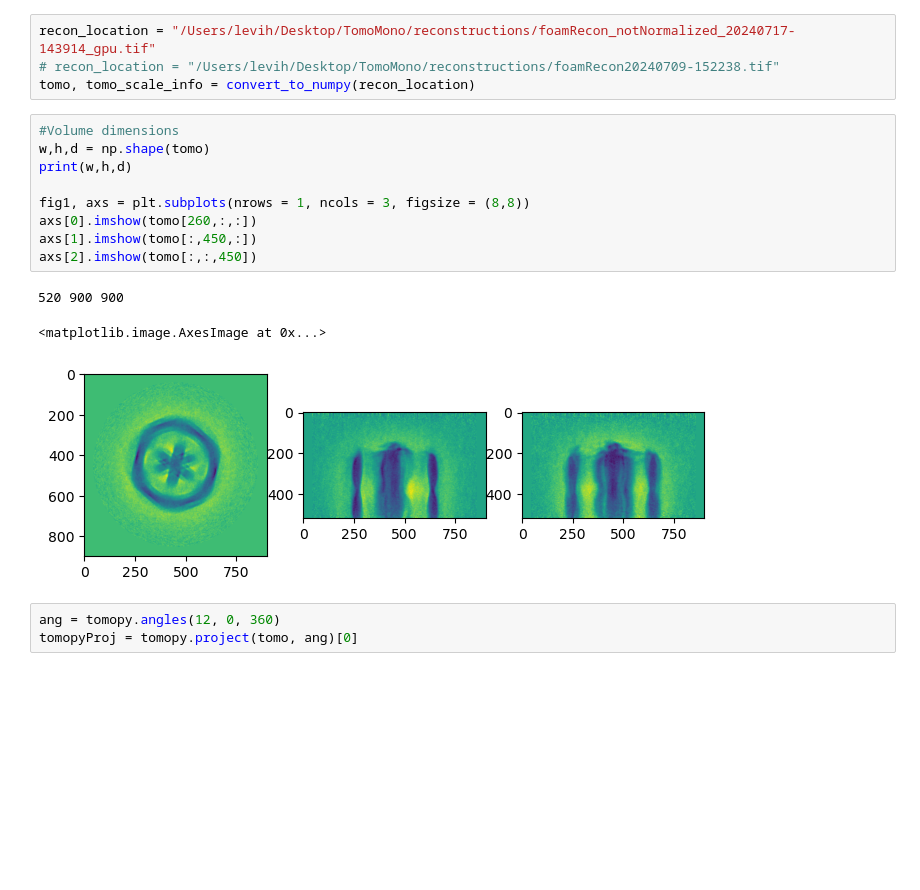
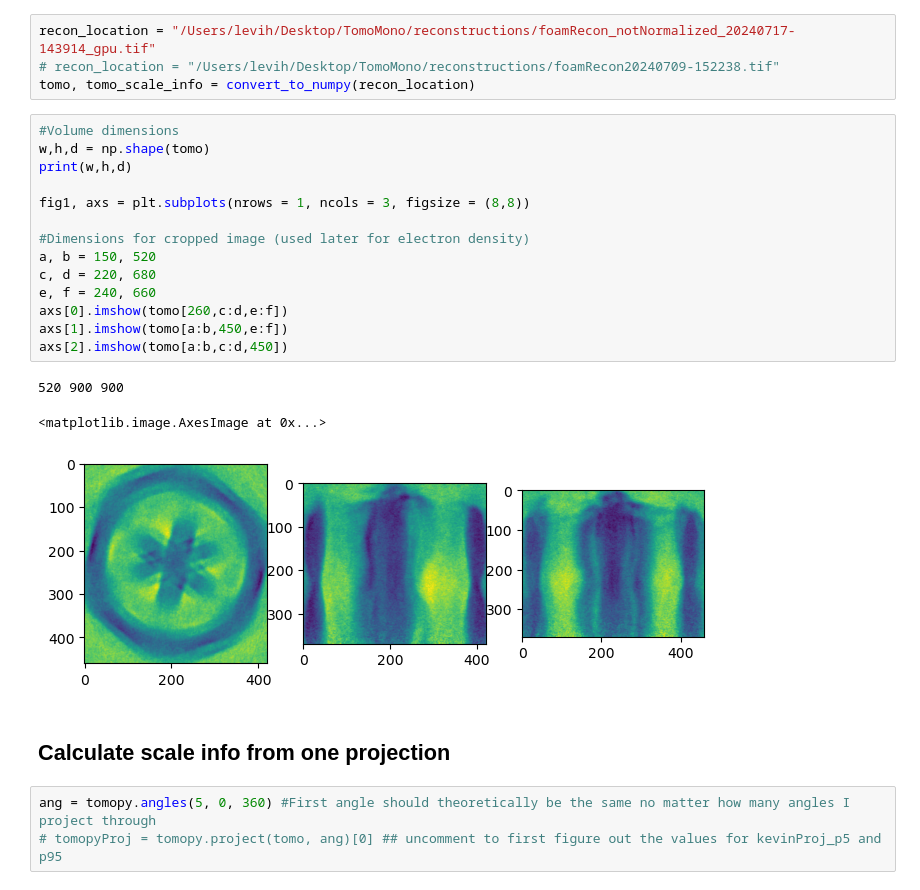
Before and after one commit to levijh1/TomoMono, a Jupyter notebook: densityConversion.ipynb, the cells around one changed output. Cells and saved outputs as stored; diff of their text form; blank space fills up the shorter version.

Commit message:
density Conversion code rough draft

```diff
--- a/densityConversion.ipynb
+++ b/densityConversion.ipynb
@@ -11,16 +11,23 @@ tomo, tomo_scale_info = convert_to_numpy(recon_location)
 # %%
 #Volume dimensions
 w,h,d = np.shape(tomo)
 print(w,h,d)
 
 fig1, axs = plt.subplots(nrows = 1, ncols = 3, figsize = (8,8))
-axs[0].imshow(tomo[260,:,:])
-axs[1].imshow(tomo[:,450,:])
-axs[2].imshow(tomo[:,:,450])
+
+#Dimensions for cropped image (used later for electron density)
+a, b = 150, 520
+c, d = 220, 680
+e, f = 240, 660
+axs[0].imshow(tomo[260,c:d,e:f])
+axs[1].imshow(tomo[a:b,450,e:f])
+axs[2].imshow(tomo[a:b,c:d,450])
 # %% [output]
 520 900 900
 <matplotlib.image.AxesImage at 0x...>
-[figure, old version]
+[figure, new version]
+# %% [markdown]
+## Calculate scale info from one projection
 # %%
-ang = tomopy.angles(12, 0, 360)
-tomopyProj = tomopy.project(tomo, ang)[0]
+ang = tomopy.angles(5, 0, 360) #First angle should theoretically be the same no matter how many angles I project through
+# tomopyProj = tomopy.project(tomo, ang)[0] ## uncomment to first figure out the values for kevinProj_p5 and p95
```
Also changed, not shown: parts of 10 cells of this notebook.
